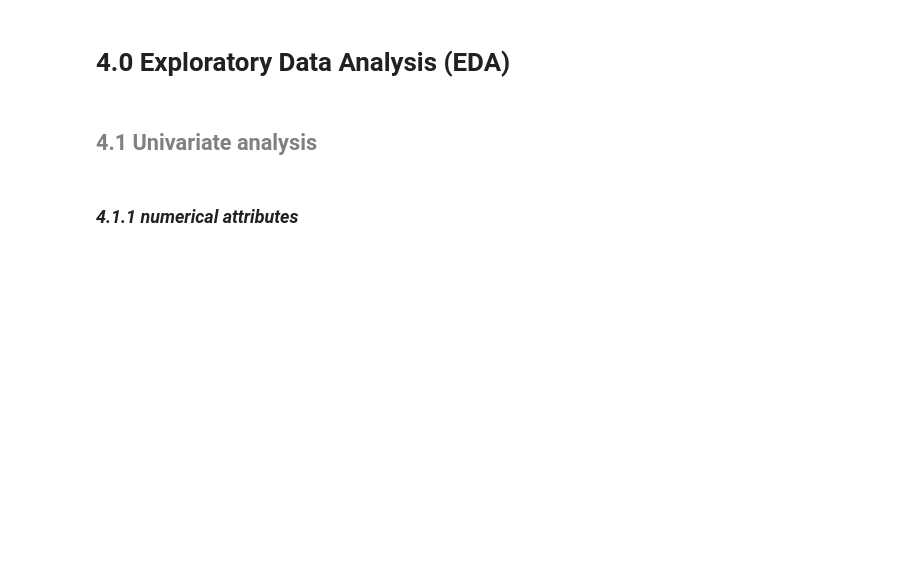
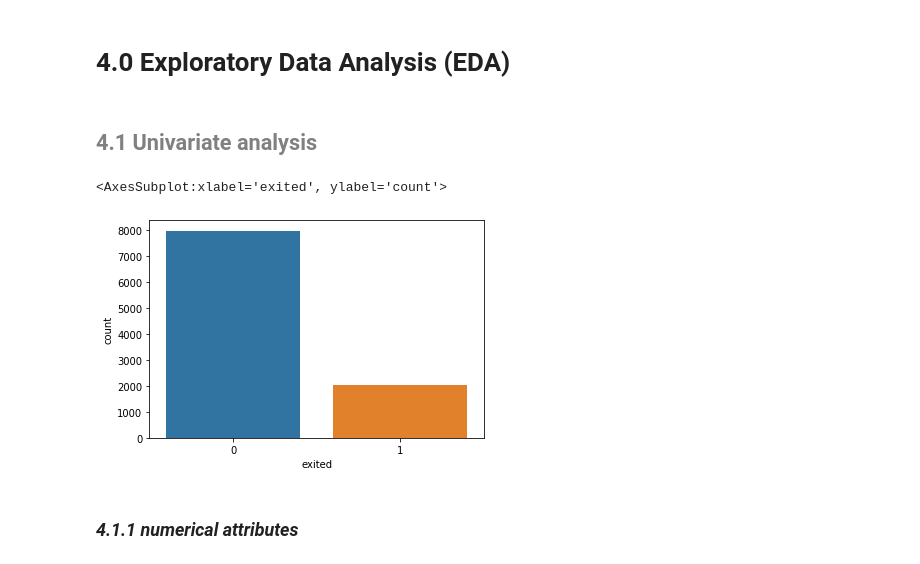
Before and after one commit to GustavoHBDuarte/churn-bank, a Jupyter notebook: notebook_main_ciclo_1.ipynb, the cells around one changed output. Cells and saved outputs as stored; diff of their text form; code cells hidden in the pictures; blank space fills up the shorter version.

```diff
--- a/notebook_main_ciclo_1.ipynb
+++ b/notebook_main_ciclo_1.ipynb
@@ -484,12 +514,32 @@ df
+# %%
+# Creating the feature 'tenure_classification' feature
+
+df_2['tenure_classification']= df_2['tenure'].apply(lambda x: 'long_term' if x>8
+                                                              else 'regular' if x>=2 and x<=8
+                                                              else 'short_term')
 # %% [markdown]
 ## <font color="gray"> 2.2 Hypothesis to be validated </font>
 # %% [markdown]
 # 3.0 Data filtering
+# %%
+df_3 = df_2.copy()
+# %%
+# According to previous data visualization previously carried out (session 1.2.2) the feature 'estimated_salary'
+##  seems to beconstant and therefore do not carry useful information for group segregation. We are going to remove it
+
+df_3 = df_3.drop(columns=['estimated_salary'])
 # %% [markdown]
 # 4.0 Exploratory Data Analysis (EDA)
+# %%
+df_4 = df_3.copy()
 # %% [markdown]
 ## <font color="gray"> 4.1 Univariate analysis </font>
 # %%
 # Response variable
+
+sns.countplot(df_4['exited'])
+# %% [output]
+<AxesSubplot:xlabel='exited', ylabel='count'>
+[figure, added]
 # %% [markdown]
 ### <i>4.1.1 numerical attributes</i>
```
Also changed, not shown: parts of 42 cells of this notebook.
